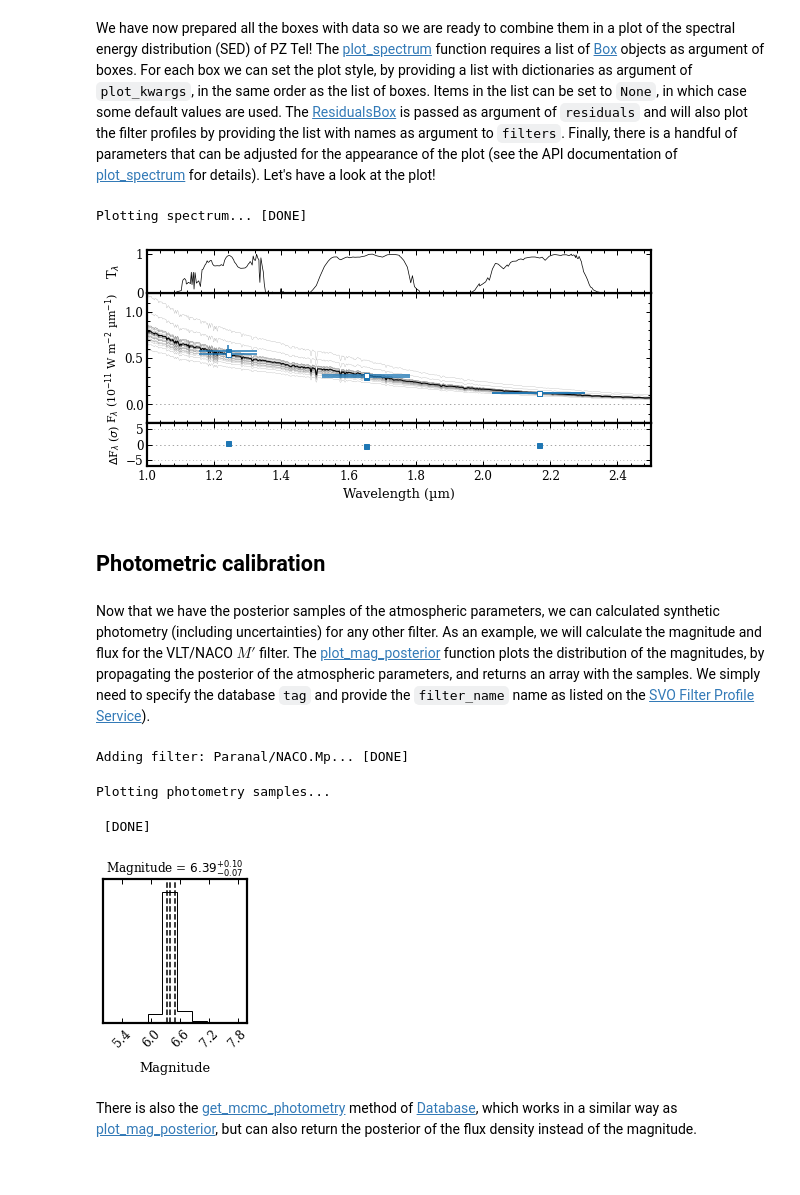
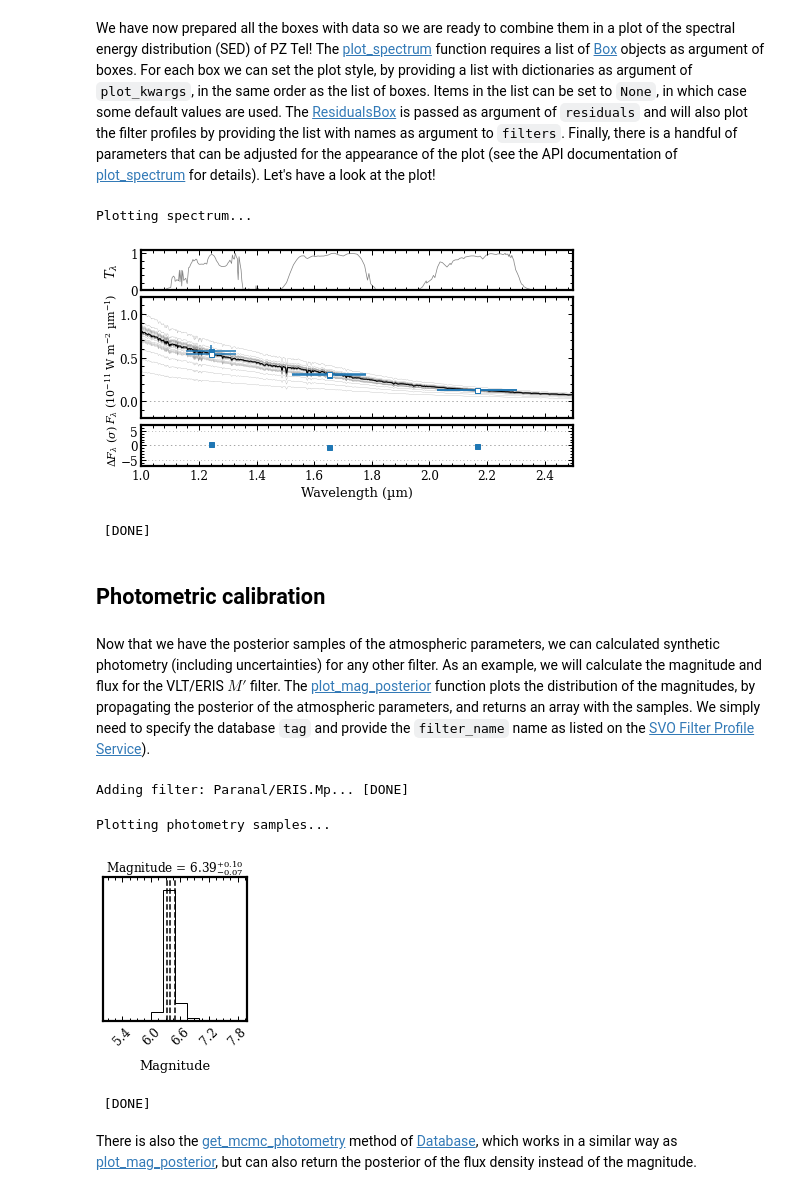
Before and after one commit to tomasstolker/species, a Jupyter notebook: docs/tutorials/flux_calibration.ipynb, the cells around one changed output. Cells and saved outputs as stored; diff of their text form; code cells hidden in the pictures.

```diff
--- a/docs/tutorials/flux_calibration.ipynb
+++ b/docs/tutorials/flux_calibration.ipynb
@@ -290,37 +293,38 @@ We have now prepared all the boxes with data so we are ready to combine them in
 # %%
 species.plot_spectrum(boxes=[samples, model_box, object_box, syn_phot],
                       filters=filters,
                       residuals=residuals,
                       plot_kwargs=[{'ls': '-', 'lw': 0.2, 'color': 'gray'},
                                    {'ls': '-', 'lw': 1., 'color': 'black'},
                                    {'2MASS/2MASS.J': {'marker': 's', 'ms': 5., 'color': 'tab:blue', 'ls': 'none'},
                                     '2MASS/2MASS.H': {'marker': 's', 'ms': 5., 'color': 'tab:blue', 'ls': 'none'},
                                     '2MASS/2MASS.Ks': {'marker': 's', 'ms': 5., 'color': 'tab:blue', 'ls': 'none'}},
                                    None],
                       xlim=(1., 2.5),
                       ylim=(-2e-12, 1.2e-11),
                       ylim_res=(-7., 7.),
                       scale=('linear', 'linear'),
                       offset=(-0.5, -0.05),
-                      figsize=(7., 3.),
+                      figsize=(6., 3.),
                       output=None)
 # %% [output]
-Plotting spectrum... [DONE]
+Plotting spectrum...
-[figure, old version]
+[figure, new version]
+ [DONE]
 # %% [markdown]
 ## Photometric calibration
 # %% [markdown]
-Now that we have the posterior samples of the atmospheric parameters, we can calculated synthetic photometry (including uncertainties) for any other filter. As an example, we will calculate the magnitude and flux for the VLT/NACO $M'$ filter. The [plot_mag_posterior](https://species.readthedocs.io/en/latest/species.plot.html#species.plot.plot_mcmc.plot_mag_posterior) function plots the distribution of the magnitudes, by propagating the posterior of the atmospheric parameters, and returns an array with the samples. We simply need to specify the database `tag` and provide the `filter_name` name as listed on the [SVO Filter Profile Service](http://svo2.cab.inta-csic.es/svo/theory/fps/)).
+Now that we have the posterior samples of the atmospheric parameters, we can calculated synthetic photometry (including uncertainties) for any other filter. As an example, we will calculate the magnitude and flux for the VLT/ERIS $M'$ filter. The [plot_mag_posterior](https://species.readthedocs.io/en/latest/species.plot.html#species.plot.plot_mcmc.plot_mag_posterior) function plots the distribution of the magnitudes, by propagating the posterior of the atmospheric parameters, and returns an array with the samples. We simply need to specify the database `tag` and provide the `filter_name` name as listed on the [SVO Filter Profile Service](http://svo2.cab.inta-csic.es/svo/theory/fps/)).
 # %%
 phot_mag = species.plot_mag_posterior(tag='pztel',
-                                      filter_name='Paranal/NACO.Mp',
+                                      filter_name='Paranal/ERIS.Mp',
                                       xlim=(5., 8.),
                                       output=None)
 # %% [output]
-Adding filter: Paranal/NACO.Mp... [DONE]
+Adding filter: Paranal/ERIS.Mp... [DONE]
 Plotting photometry samples...
+[figure, new version]
  [DONE]
-[figure, old version]
 # %% [markdown]
 There is also the [get_mcmc_photometry](https://species.readthedocs.io/en/latest/species.data.html#species.data.database.Database.get_mcmc_photometry) method of [Database](https://species.readthedocs.io/en/latest/species.data.html#species.data.database.Database), which works in a similar way as [plot_mag_posterior](https://species.readthedocs.io/en/latest/species.plot.html#species.plot.plot_mcmc.plot_mag_posterior), but can also return the posterior of the flux density instead of the magnitude.
 # %%
```
Also changed, not shown: parts of 21 cells of this notebook, 4 other files.
